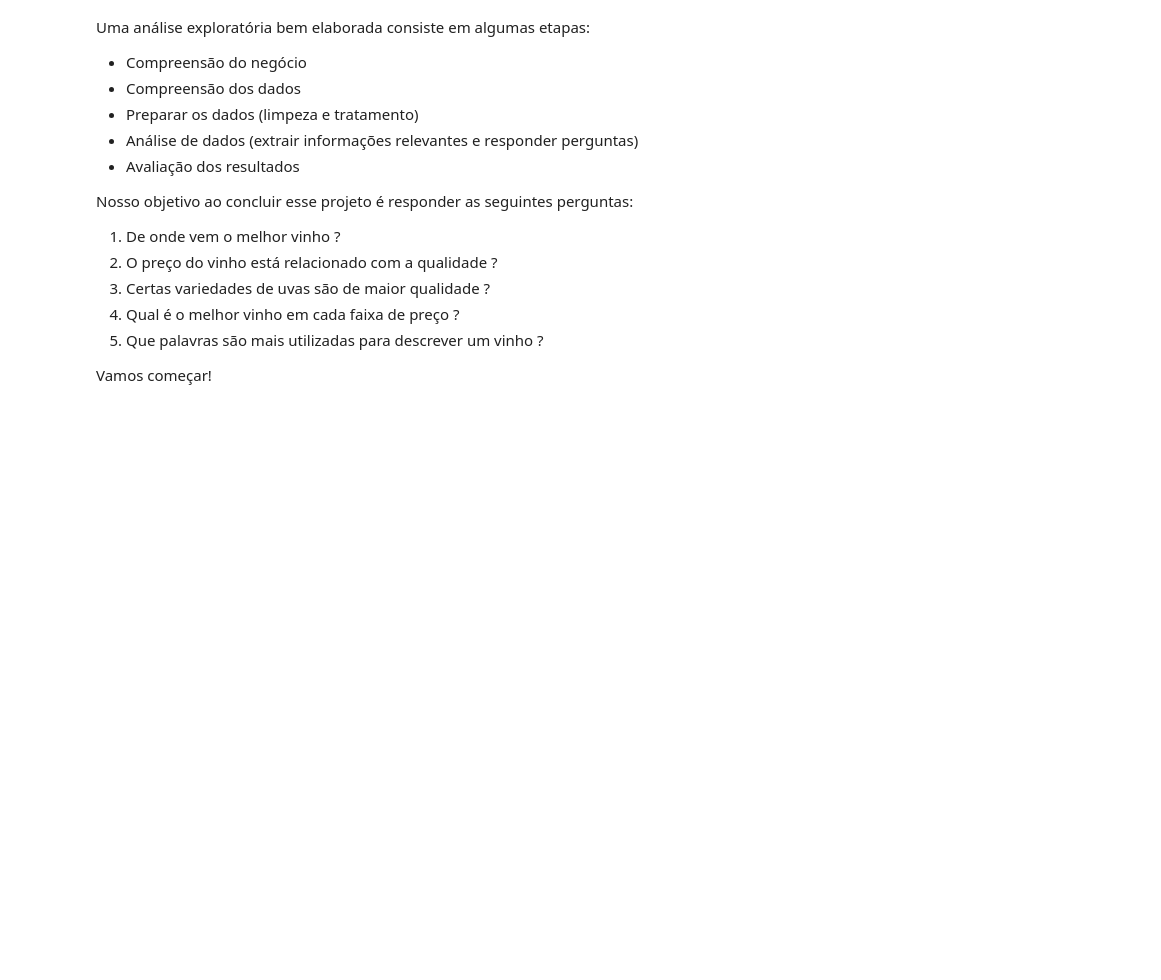
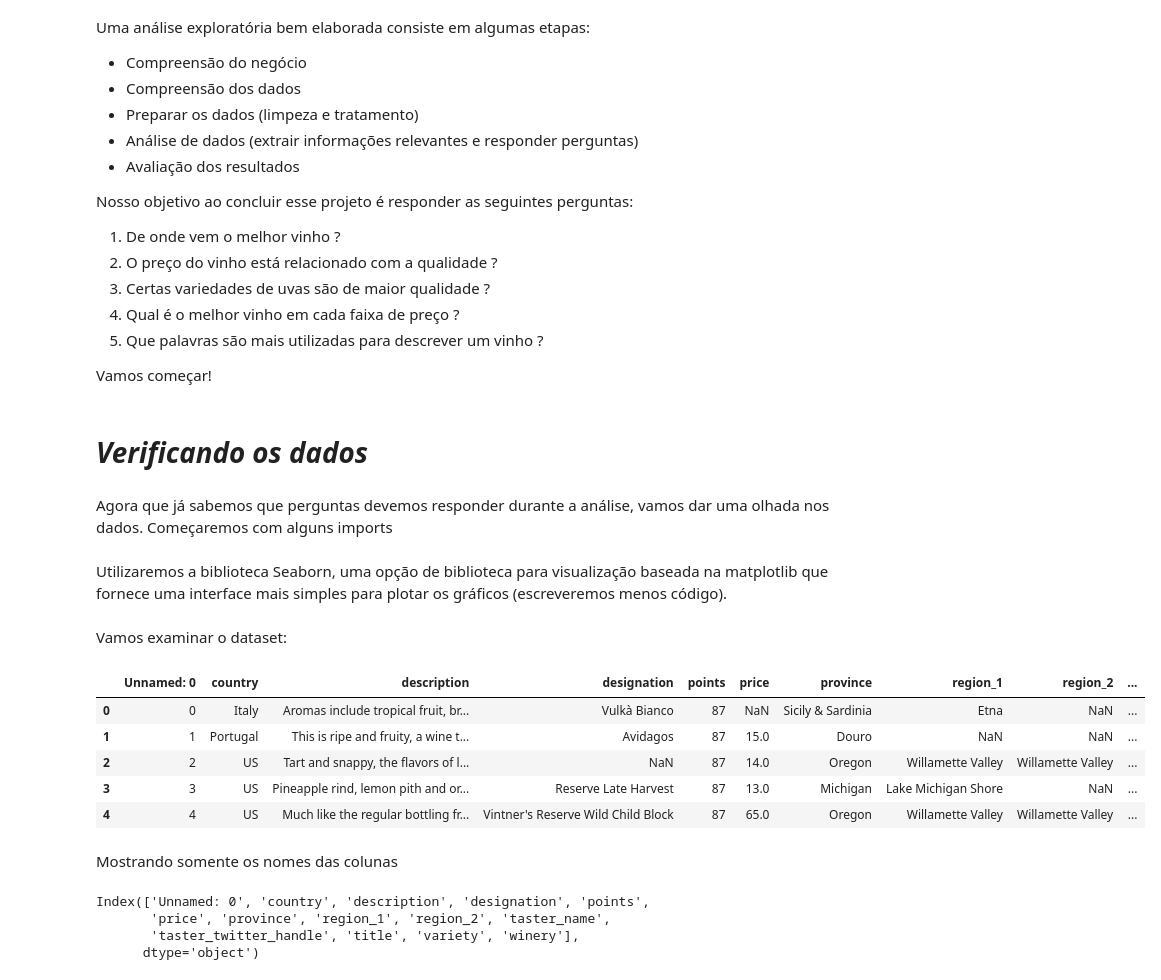
Before and after one commit to Exar2004/FATEC_MINERACAO_DADOS_2SEM2024, a Jupyter notebook: Murillo lazarini.ipynb, the cells around one changed output. Cells and saved outputs as stored; diff of their text form; code cells hidden in the pictures; blank space fills up the shorter version.

```diff
--- a/Murillo lazarini.ipynb
+++ b/Murillo lazarini.ipynb
@@ -29,3 +29,7 @@ Nosso objetivo ao concluir esse projeto é responder as seguintes perguntas:
 5. Que palavras são mais utilizadas para descrever um vinho ?
 
 Vamos começar!
+# %% [markdown]
+# *Verificando os dados*
+# %% [markdown]
+Agora que já sabemos que perguntas devemos responder durante a análise, vamos dar uma olhada nos dados. Começaremos com alguns imports
@@ -31,0 +42,23 @@ Vamos começar!
+# %% [markdown]
+Utilizaremos a biblioteca Seaborn, uma opção de biblioteca para visualização baseada na matplotlib que fornece uma interface mais simples para plotar os gráficos (escreveremos menos código).
+# %% [markdown]
+Vamos examinar o dataset:
+# %%
+df = pd.read_csv("/winemag-data-130k-v2.csv")
+df.head()
+# %% [output]
+|  | Unnamed: 0 | country | description | designation | points | price | province | region_1 | region_2 | ... |
+| 0 | 0 | Italy | Aromas include tropical fruit, br... | Vulkà Bianco | 87 | NaN | Sicily & Sardinia | Etna | NaN | ... |
+| 1 | 1 | Portugal | This is ripe and fruity, a wine t... | Avidagos | 87 | 15.0 | Douro | NaN | NaN | ... |
+| 2 | 2 | US | Tart and snappy, the flavors of l... | NaN | 87 | 14.0 | Oregon | Willamette Valley | Willamette Valley | ... |
+| 3 | 3 | US | Pineapple rind, lemon pith and or... | Reserve Late Harvest | 87 | 13.0 | Michigan | Lake Michigan Shore | NaN | ... |
+| 4 | 4 | US | Much like the regular bottling fr... | Vintner's Reserve Wild Child Block | 87 | 65.0 | Oregon | Willamette Valley | Willamette Valley | ... |
+# %% [markdown]
+Mostrando somente os nomes das colunas
+# %%
+df.columns
+# %% [output]
+Index(['Unnamed: 0', 'country', 'description', 'designation', 'points',
+       'price', 'province', 'region_1', 'region_2', 'taster_name',
+       'taster_twitter_handle', 'title', 'variety', 'winery'],
+      dtype='object')
```
Also changed, not shown: parts of 14 cells of this notebook.
